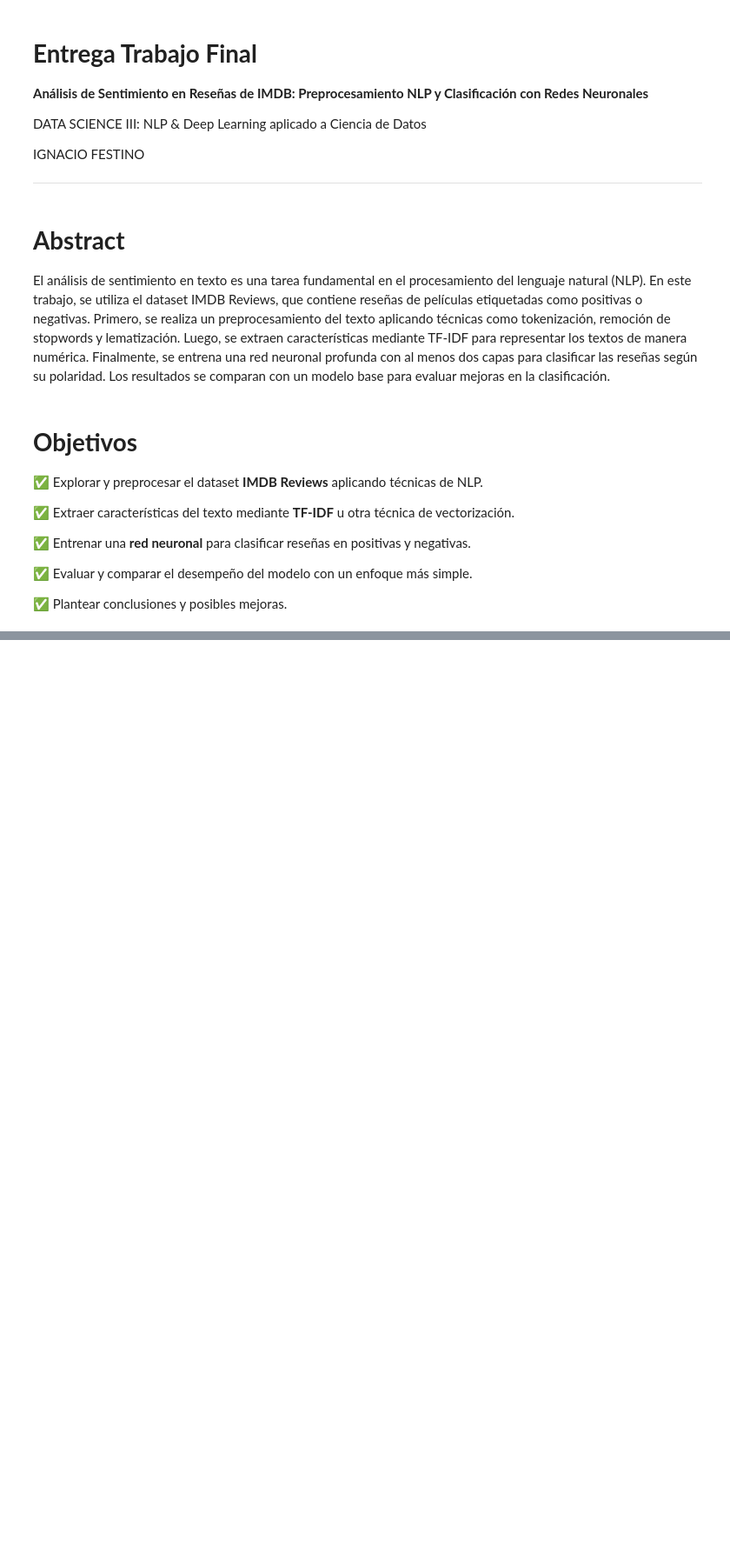
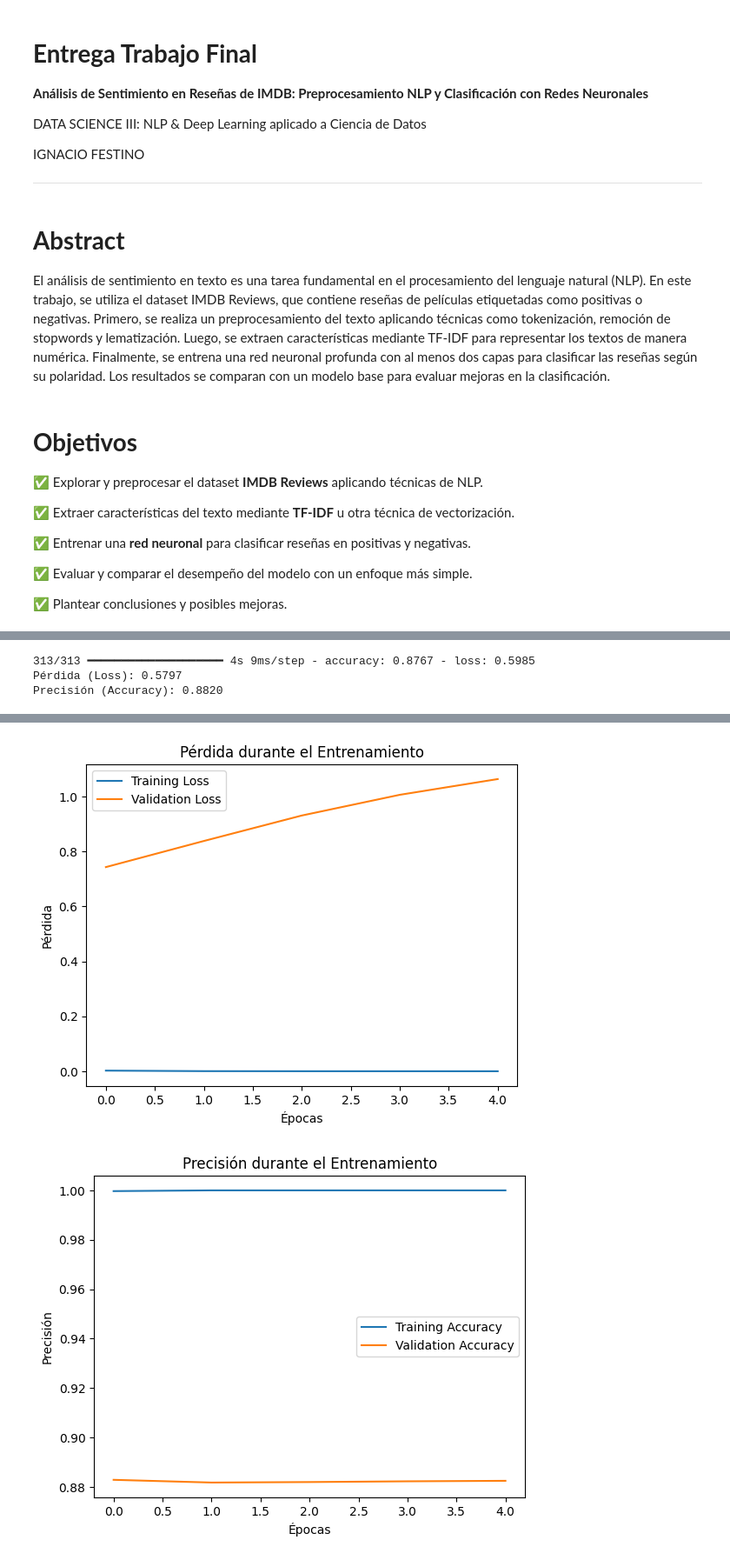
Before and after one commit to ignaciofestino/ENTREGA-PF-DSI, a Jupyter notebook: PFDS_ParteIII__Festino.ipynb, the cells around one changed output, grey strips where cells are left out. Shown at 87% size. Saved outputs shown, nothing was run; the diff lists cells and outputs as text; code cells hidden in the pictures; blank space fills up the shorter version.

```diff
--- a/PFDS_ParteIII__Festino.ipynb
+++ b/PFDS_ParteIII__Festino.ipynb
@@ -28,0 +242,17 @@ El análisis de sentimiento en texto es una tarea fundamental en el procesamient
+# %%
+from sklearn.model_selection import train_test_split
+from tensorflow.keras.models import Sequential
+from tensorflow.keras.layers import Dense
+
+# Dividir los datos
+X_train, X_test, y_train, y_test = train_test_split(X, df['sentiment'].apply(lambda x: 1 if x == "positive" else 0), test_size=0.2)
+
+# Modelo de red neuronal
+model = Sequential([
+    Dense(128, activation='relu', input_shape=(X_train.shape[1],)),
+    Dense(64, activation='relu'),
+    Dense(1, activation='sigmoid')  # Clasificación binaria
+])
+
+model.compile(optimizer='adam', loss='binary_crossentropy', metrics=['accuracy'])
+model.fit(X_train.toarray(), y_train, epochs=5, batch_size=32)
@@ -28,0 +271,33 @@ El análisis de sentimiento en texto es una tarea fundamental en el procesamient
+# %%
+# Evaluación del modelo
+loss, accuracy = model.evaluate(X_test.toarray(), y_test)
+print(f"Pérdida (Loss): {loss:.4f}")
+print(f"Precisión (Accuracy): {accuracy:.4f}")
+# %% [output]
+313/313 ━━━━━━━━━━━━━━━━━━━━ 4s 9ms/step - accuracy: 0.8767 - loss: 0.5985
+Pérdida (Loss): 0.5797
+Precisión (Accuracy): 0.8820
+# %%
+import matplotlib.pyplot as plt
+
+# Historial del entrenamiento
+history = model.fit(X_train.toarray(), y_train, epochs=5, batch_size=32, validation_data=(X_test.toarray(), y_test), verbose=1)
+
+# Graficar pérdida (Loss)
+plt.plot(history.history['loss'], label='Training Loss')
+plt.plot(history.history['val_loss'], label='Validation Loss')
+plt.title('Pérdida durante el Entrenamiento')
+plt.xlabel('Épocas')
+plt.ylabel('Pérdida')
+plt.legend()
+plt.show()
+
+# Graficar precisión (Accuracy)
+plt.plot(history.history['accuracy'], label='Training Accuracy')
+plt.plot(history.history['val_accuracy'], label='Validation Accuracy')
+plt.title('Precisión durante el Entrenamiento')
+plt.xlabel('Épocas')
+plt.ylabel('Precisión')
+plt.legend()
+plt.show()
+# %% [output]
@@ -28,0 +314,2 @@ El análisis de sentimiento en texto es una tarea fundamental en el procesamient
+[figure, added]
+[figure, added]
```
Also changed, not shown: parts of 22 cells of this notebook.
